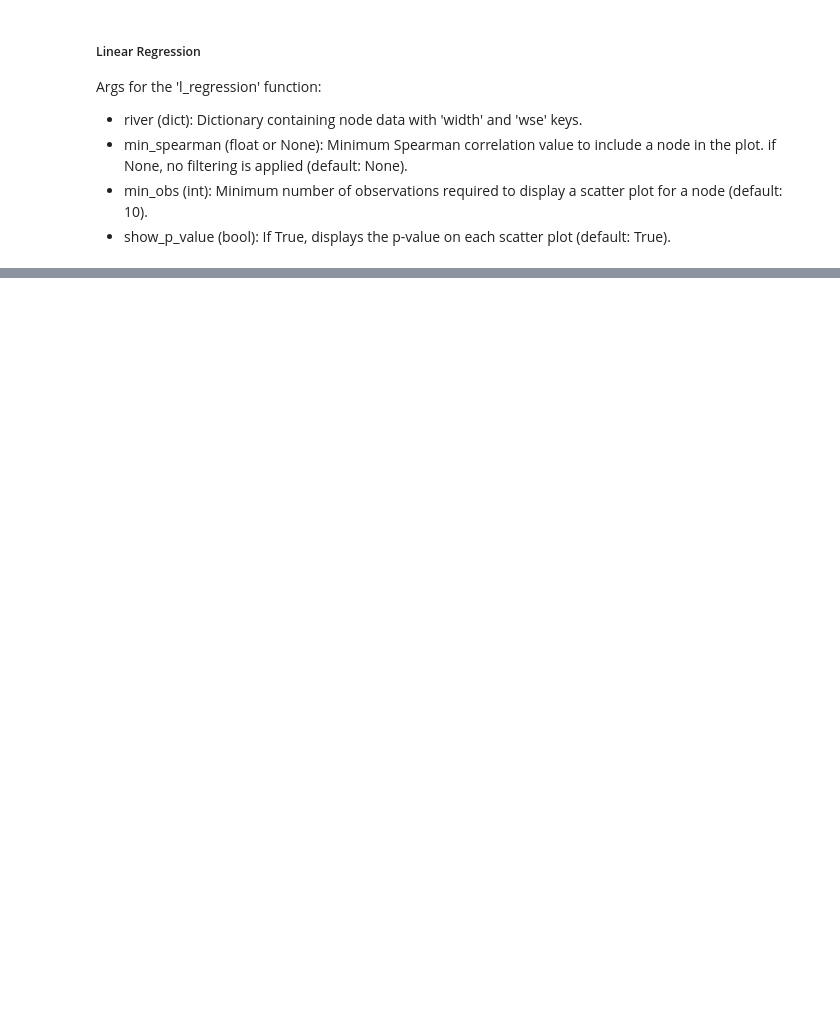
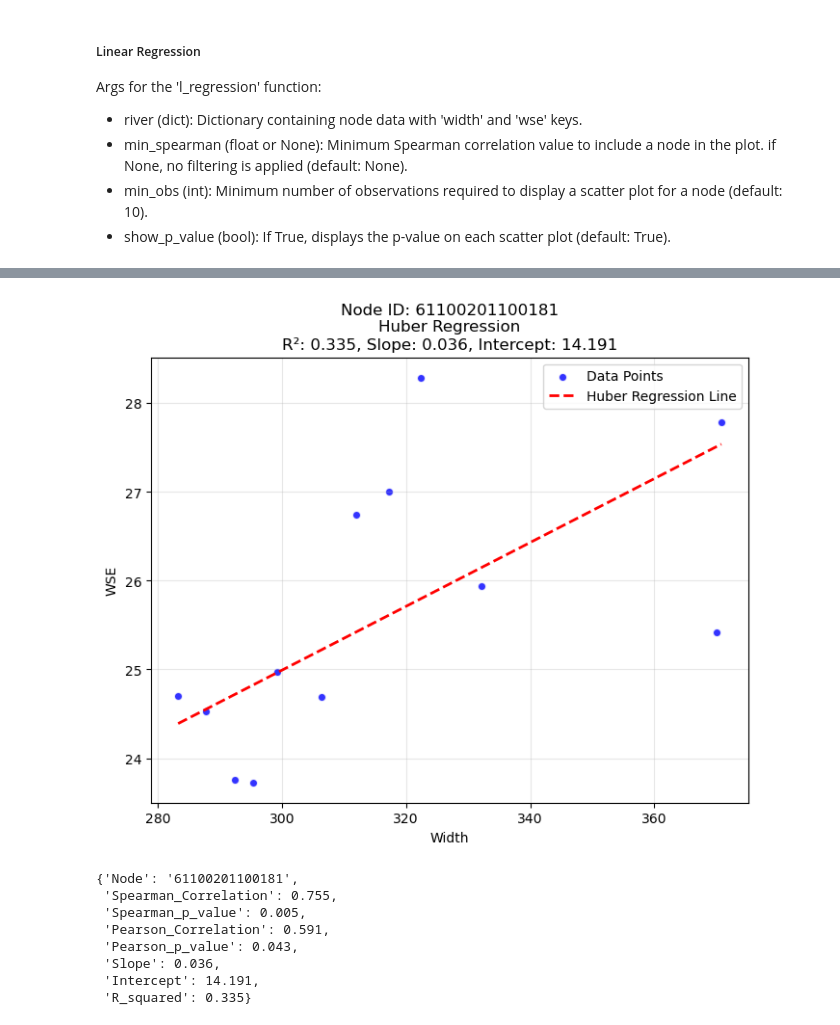
Before and after one commit to jdavecas/Hipsometric-curves, a Jupyter notebook: Regressions.ipynb, the cells around one changed output, grey strips where cells are left out. Saved outputs shown, nothing was run; the diff lists cells and outputs as text; code cells hidden in the pictures; blank space fills up the shorter version.

```diff
--- a/Regressions.ipynb
+++ b/Regressions.ipynb
@@ -58,3 +62,13 @@ pw_l_regression_node(River_dict, node_id='61204300170801')
 # %%
-huber_regression(River_dict, node_id='61204500050381', epsilon=1.35, min_obs=10)
+huber_regression(River_dict, node_id='61100201100181', epsilon=1.35, min_obs=10)
+# %% [output]
+[figure, added]
+{'Node': '61100201100181',
+ 'Spearman_Correlation': 0.755,
+ 'Spearman_p_value': 0.005,
+ 'Pearson_Correlation': 0.591,
+ 'Pearson_p_value': 0.043,
+ 'Slope': 0.036,
+ 'Intercept': 14.191,
+ 'R_squared': 0.335}
 # %%
```
Also changed, not shown: parts of 4 cells of this notebook.
